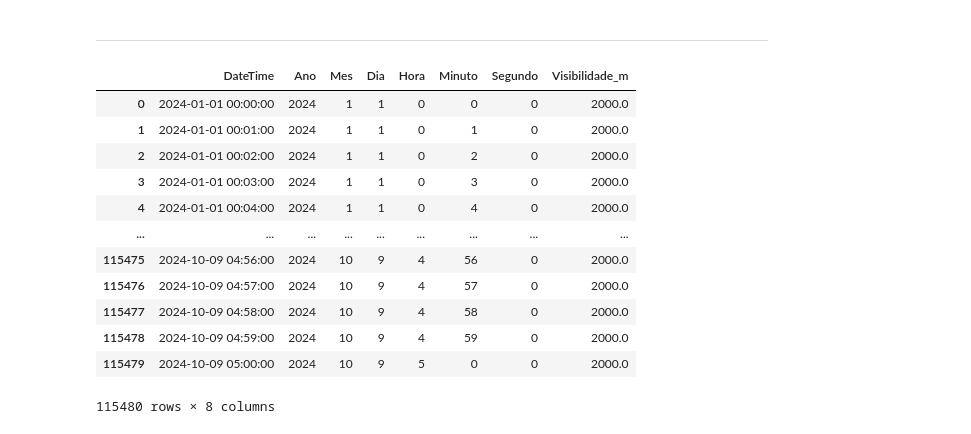
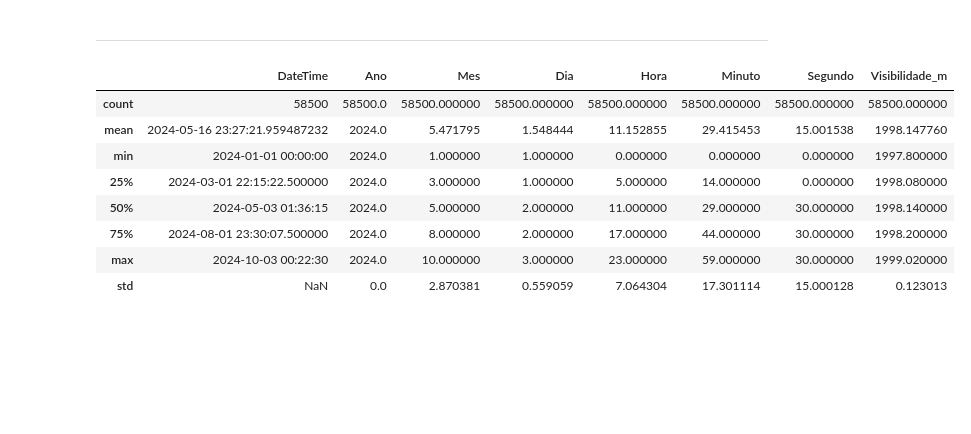
Before and after one commit to gabrielluizone/NebulaPredictor, a Jupyter notebook: Data Analysis/Read-pdf.ipynb, the cells around one changed output. Saved outputs shown, nothing was run; the diff lists cells and outputs as text; code cells hidden in the pictures; blank space fills up the shorter version.

```diff
--- a/Data Analysis/Read-pdf.ipynb
+++ b/Data Analysis/Read-pdf.ipynb
@@ -114,16 +120,12 @@ df_praticagem.to_excel(r'data\Visibil PRAT 01-10 (2024).xlsx', index=False, engi
-# %%
-df_praticagem
-# %% [output]
-|  | DateTime | Ano | Mes | Dia | Hora | Minuto | Segundo | Visibilidade_m |
-| 0 | 2024-01-01 00:00:00 | 2024 | 1 | 1 | 0 | 0 | 0 | 2000.0 |
-| 1 | 2024-01-01 00:01:00 | 2024 | 1 | 1 | 0 | 1 | 0 | 2000.0 |
-| 2 | 2024-01-01 00:02:00 | 2024 | 1 | 1 | 0 | 2 | 0 | 2000.0 |
-| 3 | 2024-01-01 00:03:00 | 2024 | 1 | 1 | 0 | 3 | 0 | 2000.0 |
-| 4 | 2024-01-01 00:04:00 | 2024 | 1 | 1 | 0 | 4 | 0 | 2000.0 |
-| ... | ... | ... | ... | ... | ... | ... | ... | ... |
-| 115475 | 2024-10-09 04:56:00 | 2024 | 10 | 9 | 4 | 56 | 0 | 2000.0 |
-| 115476 | 2024-10-09 04:57:00 | 2024 | 10 | 9 | 4 | 57 | 0 | 2000.0 |
-| 115477 | 2024-10-09 04:58:00 | 2024 | 10 | 9 | 4 | 58 | 0 | 2000.0 |
-| 115478 | 2024-10-09 04:59:00 | 2024 | 10 | 9 | 4 | 59 | 0 | 2000.0 |
-| 115479 | 2024-10-09 05:00:00 | 2024 | 10 | 9 | 5 | 0 | 0 | 2000.0 |
-115480 rows × 8 columns
+# %%
+df_brasiltp.describe()
+# %% [output]
+|  | DateTime | Ano | Mes | Dia | Hora | Minuto | Segundo | Visibilidade_m |
+| count | 58500 | 58500.0 | 58500.000000 | 58500.000000 | 58500.000000 | 58500.000000 | 58500.000000 | 58500.000000 |
+| mean | 2024-05-16 23:27:21.959487232 | 2024.0 | 5.471795 | 1.548444 | 11.152855 | 29.415453 | 15.001538 | 1998.147760 |
+| min | 2024-01-01 00:00:00 | 2024.0 | 1.000000 | 1.000000 | 0.000000 | 0.000000 | 0.000000 | 1997.800000 |
+| 25% | 2024-03-01 22:15:22.500000 | 2024.0 | 3.000000 | 1.000000 | 5.000000 | 14.000000 | 0.000000 | 1998.080000 |
+| 50% | 2024-05-03 01:36:15 | 2024.0 | 5.000000 | 2.000000 | 11.000000 | 29.000000 | 30.000000 | 1998.140000 |
+| 75% | 2024-08-01 23:30:07.500000 | 2024.0 | 8.000000 | 2.000000 | 17.000000 | 44.000000 | 30.000000 | 1998.200000 |
+| max | 2024-10-03 00:22:30 | 2024.0 | 10.000000 | 3.000000 | 23.000000 | 59.000000 | 30.000000 | 1999.020000 |
+| std | NaN | 0.0 | 2.870381 | 0.559059 | 7.064304 | 17.301114 | 15.000128 | 0.123013 |
```
Also changed, not shown: parts of 4 cells of this notebook.
